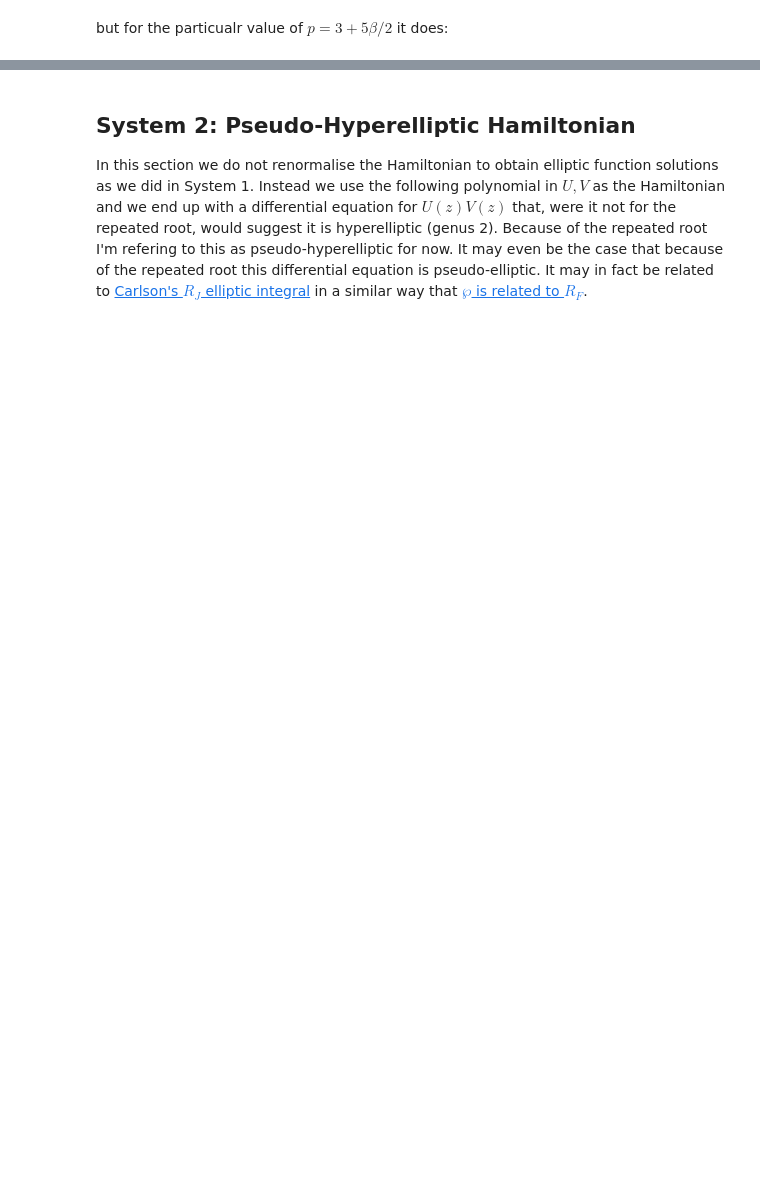
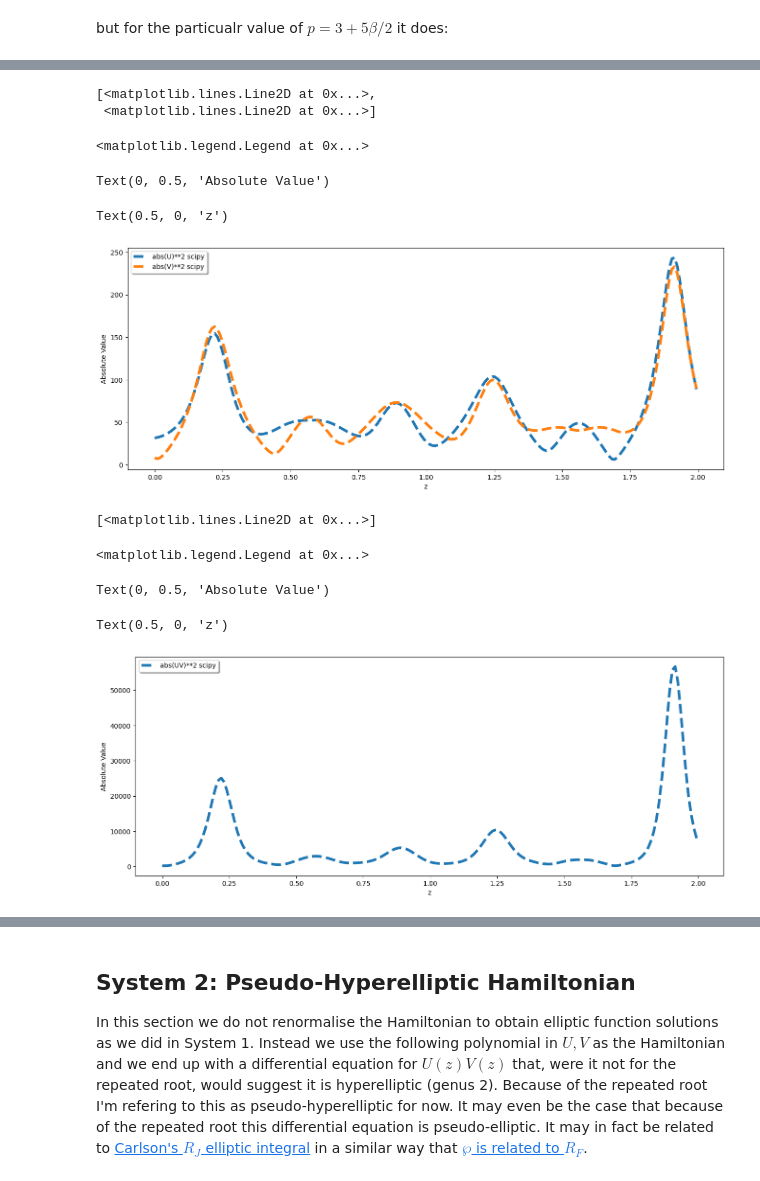
Before and after one commit to HeskethGD/Elliptic-Functions, a Jupyter notebook: Fifth order Dixon functions as Kronecker theta functions derived from the Frobenius-Stickelberger determinant.ipynb, the cells around one changed output, grey strips where cells are left out. Drawn from its saved outputs; the diff is of its cells as text; code cells hidden in the pictures; blank space fills up the shorter version.

Commit message:
lattice point tests 5th order

```diff
--- a/Fifth order Dixon functions as Kronecker theta functions derived from the Frobenius-Stickelberger determinant.ipynb
+++ b/Fifth order Dixon functions as Kronecker theta functions derived from the Frobenius-Stickelberger determinant.ipynb
@@ -1193,11 +1203,11 @@ d3_pw_pwp_b = d3_pw_pwp.subs(eta_zw_pw_pwp_2_5.lhs*2, eta_zw_pw_pwp_2_5.rhs*2)
 d0_pw_pwp
 d1_pw_pwp_b
 d3_pw_pwp_b
-c2_pw_pwp
+c2_coeff_sol
 kappa_pw
 
-pwp_X_5 = Eq(pwp(2*omega1/5,g2,g3), X)
-pw_X_245 = Eq(pw(2*omega1/5,g2,g3) - pw(4*omega1/5,g2,g3), Y)
+pwp_X_5 = Eq(X_def_pw_pwp.rhs, X_def_pw_pwp.lhs)
+pw_X_245 = Eq(Y_def_pw_pwp.rhs, Y_def_pw_pwp.lhs)
 UV_ham_XY_poly = (pw_pwp_sig5_even_UV_d
     .subs([d0_pw_pwp.args, d1_pw_pwp_b.args, d3_pw_pwp_b.args, kappa_pw.args])
     .subs([pwp_X_5.args, pw_X_245.args])
@@ -1829,0 +2064,22 @@ $\displaystyle \left(\frac{d}{d z} u{\left(z \right)} v{\left(z \right)}\right)^
+# %%
+# Setup z array to evaluate over based on multiple periods (multiples of 2*omega1)
+show_n_periods = 0.5
+z_end = abs(show_n_periods * 2 * omega1_)
+n_points_z = 200
+z_eval = linspace(0, z_end, n_points_z)
+z0val_ = 0.234
+
+# initial conditions (initial values)
+U_V_0 = [
+    mpc_to_float_np(np_vectorize(
+        kron_weierstrass_sigma(z0val_, lattice_point_, omegas, conj=False)
+    )(0)),
+    mpc_to_float_np(np_vectorize(
+        kron_weierstrass_sigma(z0val_, lattice_point_, omegas, conj=True)
+    )(0))
+]
+print(abs(U_V_0[0])**2, abs(U_V_0[1])**2)
+
+# Calculate values for intermediate constants in terms of initial conditions
+U_V_init_subs = [(U(z), U_V_0[0]), (V(z), U_V_0[1])]
+U_V_0_init_subs = [(x[0].subs(z,0), x[1]) for x in U_V_init_subs]
@@ -1829,0 +2176,29 @@ $\displaystyle \left(\frac{d}{d z} u{\left(z \right)} v{\left(z \right)}\right)^
+# %%
+fig = plt.figure(figsize=(16, 6))
+# plt.plot(z_eval, absolute(u_v_sol_mpmath.T)**2, linestyle="solid", linewidth=4)
+__y_vals__ = absolute(A_sol_scipy.T)**2
+plt.plot(z_eval[0: len(__y_vals__)], __y_vals__, linestyle="dashed", linewidth=4)
+plt.legend(['abs(U)**2 scipy', 'abs(V)**2 scipy'], shadow=True)
+plt.ylabel('Absolute Value')
+plt.xlabel('z')
+plt.show()
+
+fig = plt.figure(figsize=(16, 6))
+# plt.plot(z_eval, absolute(u_v_sol_mpmath.T)**2, linestyle="solid", linewidth=4)
+plt.plot(z_eval[0: len(__y_vals__)], abs(A_sol_scipy[0] * A_sol_scipy[1])**2, linestyle="dashed", linewidth=4)
+plt.legend(['abs(UV)**2 scipy'], shadow=True)
+plt.ylabel('Absolute Value')
+plt.xlabel('z')
+plt.show()
+# %% [output]
+[<matplotlib.lines.Line2D at 0x...>,
+ <matplotlib.lines.Line2D at 0x...>]
+<matplotlib.legend.Legend at 0x...>
+Text(0, 0.5, 'Absolute Value')
+Text(0.5, 0, 'z')
+[figure, added]
+[<matplotlib.lines.Line2D at 0x...>]
+<matplotlib.legend.Legend at 0x...>
+Text(0, 0.5, 'Absolute Value')
+Text(0.5, 0, 'z')
+[figure, added]
```
Also changed, not shown: parts of 75 cells of this notebook, 5 other files.
